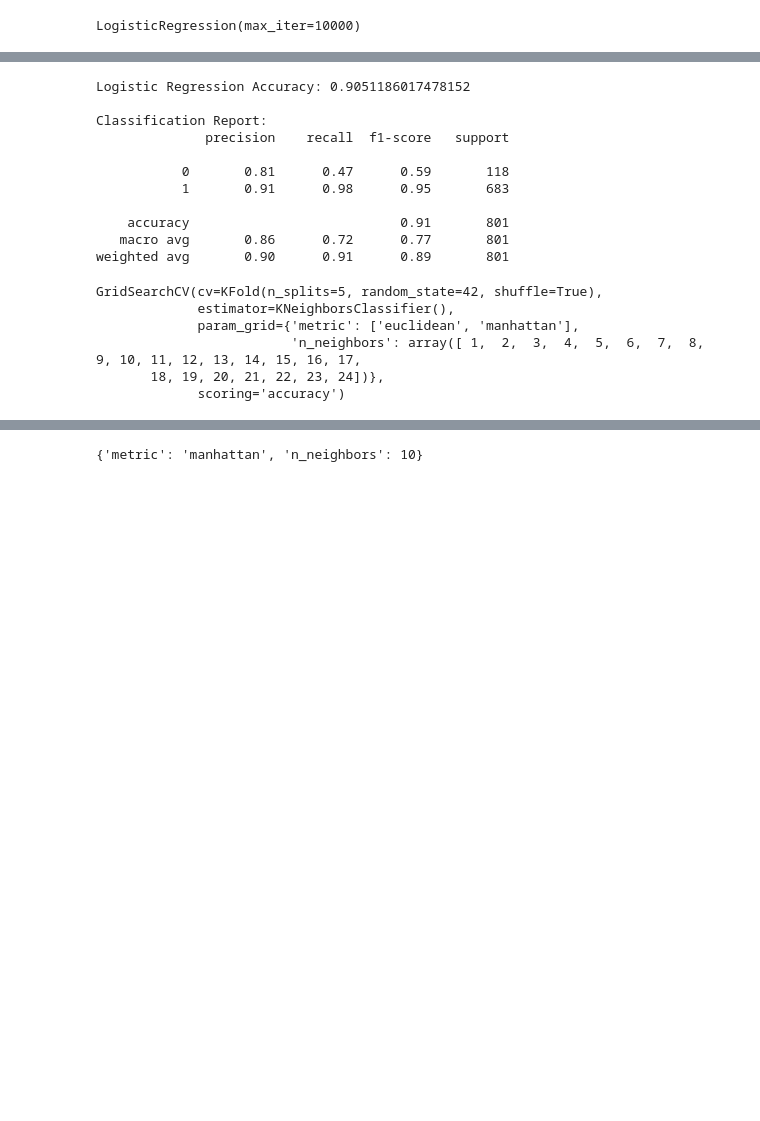
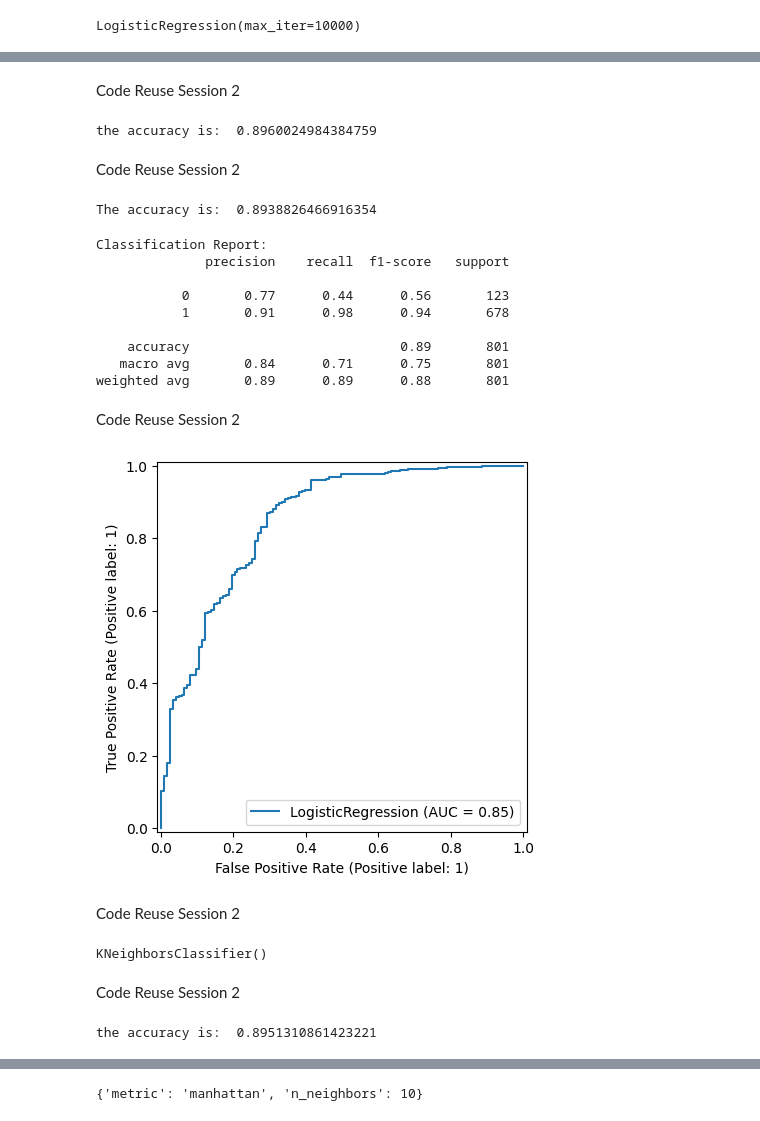
Before and after one commit to edmthinula/IIT_ML_tut, a Jupyter notebook: cw/week8.ipynb, the cells around one changed output, grey strips where cells are left out. Saved outputs shown, nothing was run; the diff lists cells and outputs as text; code cells hidden in the pictures; blank space fills up the shorter version.

```diff
--- a/cw/week8.ipynb
+++ b/cw/week8.ipynb
@@ -60,3 +64,3 @@ x = scaler.fit_transform(X)
 # %%
 from sklearn.model_selection import train_test_split, GridSearchCV , StratifiedKFold
-X_train, X_test, y_train, y_test = train_test_split(X, y, test_size=0.2, random_state=42)
+X_train, X_test, y_train, y_test = train_test_split(X, y, test_size=0.2, random_state=42,stratify=y)
@@ -87,40 +118,55 @@ desp.plot()
+# %% [markdown]
+Code Reuse Session 2
+# %%
+y_pred_train = logreg.predict(X_train)
+accuracy = accuracy_score(y_train, y_pred_train)
+print ("the accuracy is: ", accuracy)
+# %% [output]
+the accuracy is:  0.8960024984384759
+# %% [markdown]
+Code Reuse Session 2
+# %%
+accuracy = accuracy_score(y_test, y_pred)
+print ("The accuracy is: ", accuracy)
+# %% [output]
+The accuracy is:  0.8938826466916354
 # %%
-from sklearn.metrics import classification_report,accuracy_score
-print("Logistic Regression Accuracy:", accuracy_score(y_test, y_pred))
-print("\nClassification Report:")
+from sklearn.metrics import classification_report
+print("Classification Report:")
 print(classification_report(y_test, y_pred,zero_division=0))
 # %% [output]
-Logistic Regression Accuracy: 0.9051186017478152
-
 Classification Report:
               precision    recall  f1-score   support
 
-           0       0.81      0.47      0.59       118
-           1       0.91      0.98      0.95       683
+           0       0.77      0.44      0.56       123
+           1       0.91      0.98      0.94       678
 
-    accuracy                           0.91       801
-   macro avg       0.86      0.72      0.77       801
-weighted avg       0.90      0.91      0.89       801
+    accuracy                           0.89       801
+   macro avg       0.84      0.71      0.75       801
+weighted avg       0.89      0.89      0.88       801
+# %% [markdown]
+Code Reuse Session 2
+# %%
+from sklearn.metrics import RocCurveDisplay
+logreg = RocCurveDisplay.from_estimator(logreg, X_test, y_test)
+# %% [output]
+[figure, added]
+# %% [markdown]
+Code Reuse Session 2
 # %%
 from sklearn.neighbors import KNeighborsClassifier
-from sklearn.model_selection import KFold
-knn = KNeighborsClassifier()
-param_grid = {'n_neighbors':np.arange(1,25),'metric':['euclidean','manhattan']}
-knn_gscv = GridSearchCV(
-    knn,
-    param_grid,
-    cv=KFold(n_splits=5, shuffle=True, random_state=42),
-    scoring='accuracy'
-)
-knn_gscv.fit(X,y)
-
+knn = KNeighborsClassifier(n_neighbors=5)
+knn.fit(X_train, y_train)
 # y_pred_knn = knn.predict(X_test)
 # print("KNN Accuracy:", accuracy_score(y_test, y_pred_knn))
 # print(classification_report(y_test,y_pred))
 # %% [output]
-GridSearchCV(cv=KFold(n_splits=5, random_state=42, shuffle=True),
-             estimator=KNeighborsClassifier(),
-             param_grid={'metric': ['euclidean', 'manhattan'],
-                         'n_neighbors': array([ 1,  2,  3,  4,  5,  6,  7,  8,  9, 10, 11, 12, 13, 14, 15, 16, 17,
-       18, 19, 20, 21, 22, 23, 24])},
-             scoring='accuracy')
+KNeighborsClassifier()
+# %% [markdown]
+Code Reuse Session 2
+# %%
+y_pred_knn = knn.predict(X_test)
+accuracy = accuracy_score(y_test, y_pred_knn)
+print ("the accuracy is: ", accuracy)
+# %% [output]
+the accuracy is:  0.8951310861423221
```
Also changed, not shown: parts of 23 cells of this notebook, 2 other files.
